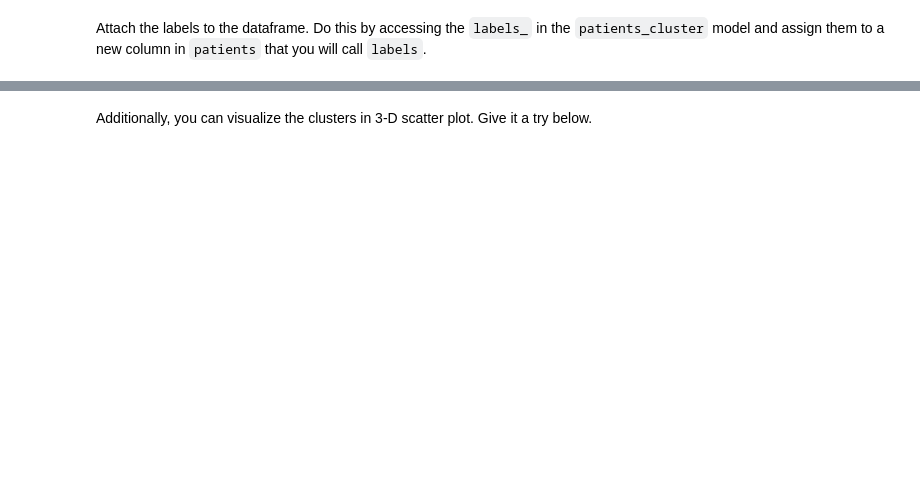
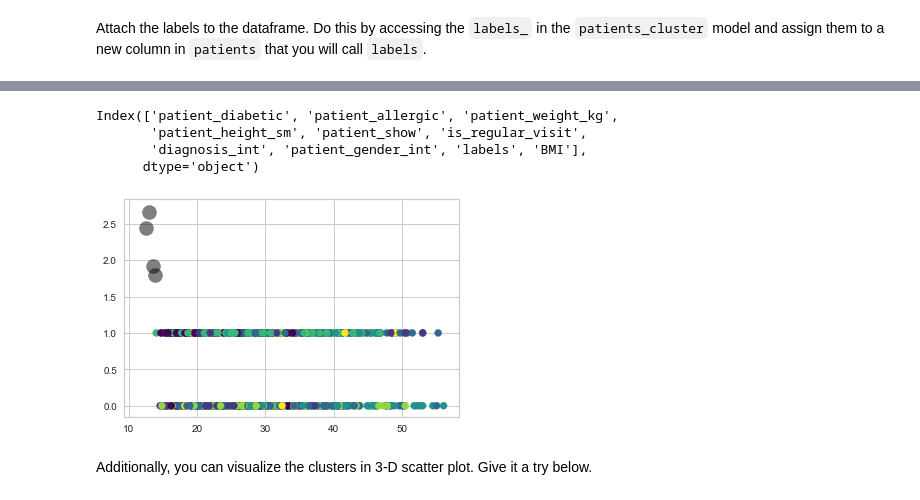
Before and after one commit to ta-data-lis/lab-unsupervised-learning-and-sklearn, a Jupyter notebook: your-code/[lab-unsupervised-learning-and-sklearn] Evelien Donkers.ipynb, the cells around one changed output, grey strips where cells are left out. Saved outputs shown, nothing was run; the diff lists cells and outputs as text; code cells hidden in the pictures; blank space fills up the shorter version.

```diff
--- a/your-code/[lab-unsupervised-learning-and-sklearn] Evelien Donkers.ipynb
+++ b/your-code/[lab-unsupervised-learning-and-sklearn] Evelien Donkers.ipynb
@@ -403,2 +414,9 @@ We start by initializing and fitting a model in the cell below. Call this model
+# %%
+# Your code here:
+n_clusters = 7
+cluster = KMeans(n_clusters=n_clusters)
+
+# Train model
+patients_cluster = cluster.fit(patients_scale)
 # %% [markdown]
 Attach the labels to the dataframe. Do this by accessing the `labels_` in the `patients_cluster` model and assign them to a new column in `patients` that you will call `labels`.
@@ -408,3 +423,7 @@ Attach the labels to the dataframe. Do this by accessing the `labels_` in the `p
+# %%
+# Your code here:
+labels = cluster.predict(patients_scale)
+patients['labels'] = cluster.predict(patients_scale)
 # %% [markdown]
 Now using a `groupby`, find the mean of every variable in `patients` and group by the `labels` column. This summary will allow us to see how the patients differ between the clusters. Your output should look similar to the image below.
 
@@ -430,3 +482,19 @@ If the scatter plot does not make any sense to you, it means the features you ch
+# %%
+patients['BMI'] = patients['patient_weight_kg'] / patients['patient_height_sm'] / patients['patient_height_sm'] *10000
+patients.columns
+# %% [output]
+Index(['patient_diabetic', 'patient_allergic', 'patient_weight_kg',
+       'patient_height_sm', 'patient_show', 'is_regular_visit',
+       'diagnosis_int', 'patient_gender_int', 'labels', 'BMI'],
+      dtype='object')
+# %%
+# Your code here:
+plt.scatter(patients['BMI'], patients['is_regular_visit'], c=patients['labels'], s=50, cmap='viridis')
+
+centers = kmeans.cluster_centers_
+plt.scatter(centers[:, 0], centers[:, 1], c='black', s=200, alpha=0.5);
+# %% [output]
+[figure, added]
 # %% [markdown]
 Additionally, you can visualize the clusters in 3-D scatter plot. Give it a try below.
 # %%
```
Also changed, not shown: parts of 14 cells of this notebook.
